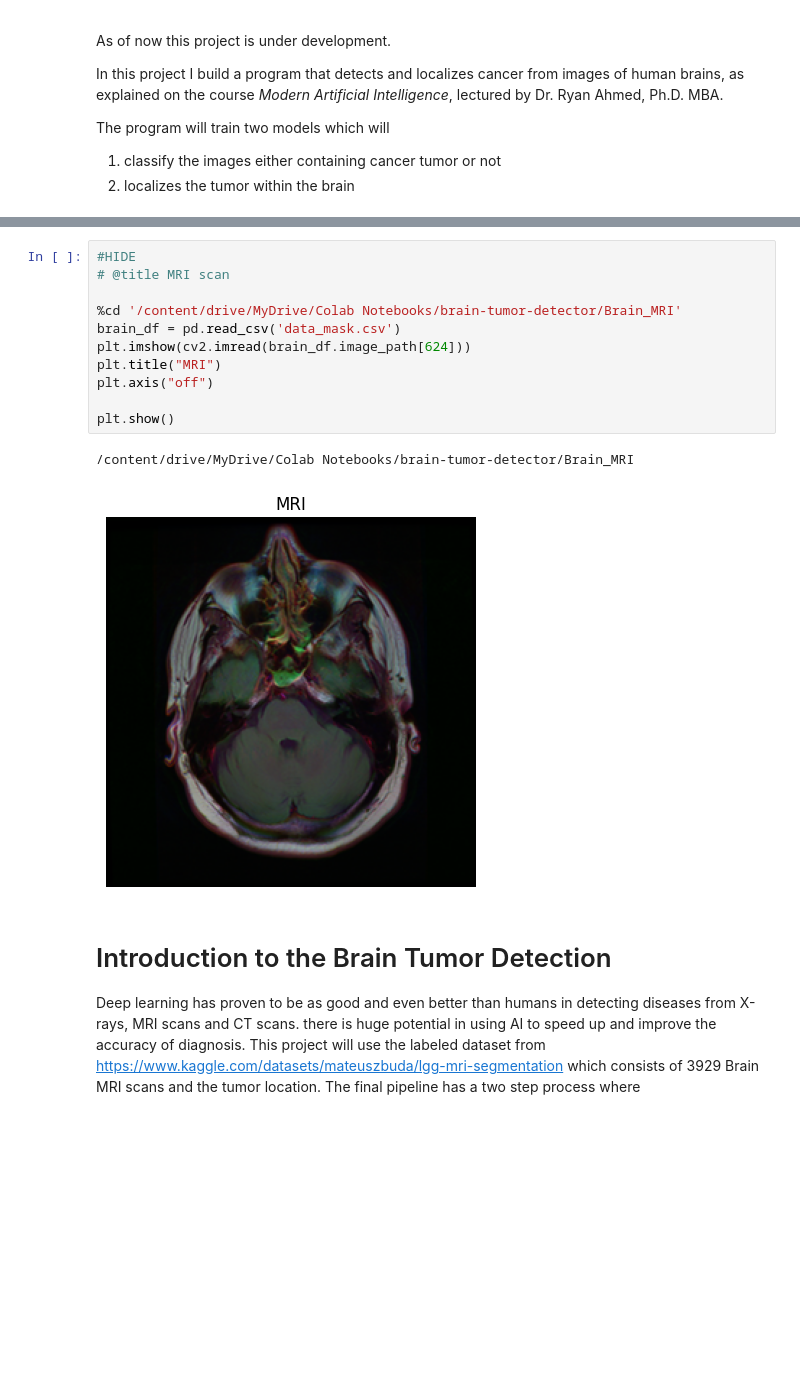
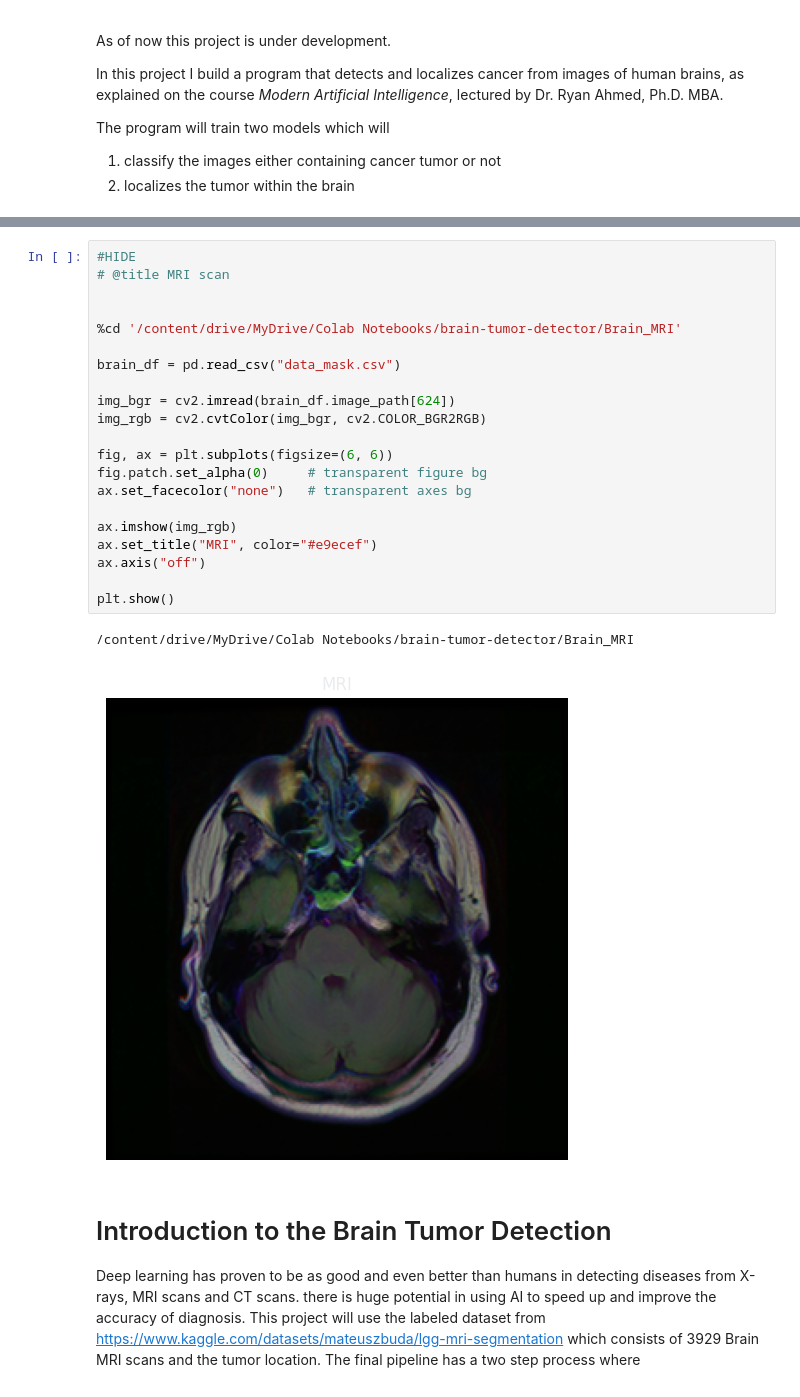
Before and after one commit to KaisuH/brain-tumor-detector, a Jupyter notebook: master.ipynb, the cells around one changed output, grey strips where cells are left out. Cells and saved outputs as stored; diff of their text form; blank space fills up the shorter version.

```diff
--- a/master.ipynb
+++ b/master.ipynb
@@ -112,17 +76,27 @@ plt.show()
 # %%
 #HIDE
 # @title MRI scan
 
+
 %cd '/content/drive/MyDrive/Colab Notebooks/brain-tumor-detector/Brain_MRI'
-brain_df = pd.read_csv('data_mask.csv')
-plt.imshow(cv2.imread(brain_df.image_path[624]))
-plt.title("MRI")
-plt.axis("off")
+
+brain_df = pd.read_csv("data_mask.csv")
+
+img_bgr = cv2.imread(brain_df.image_path[624])
+img_rgb = cv2.cvtColor(img_bgr, cv2.COLOR_BGR2RGB)
+
+fig, ax = plt.subplots(figsize=(6, 6))
+fig.patch.set_alpha(0)     # transparent figure bg
+ax.set_facecolor("none")   # transparent axes bg
+
+ax.imshow(img_rgb)
+ax.set_title("MRI", color="#e9ecef")
+ax.axis("off")
 
 plt.show()
 # %% [output]
 /content/drive/MyDrive/Colab Notebooks/brain-tumor-detector/Brain_MRI
-[figure, old version]
+[figure, new version]
 # %% [markdown]
 # Introduction to the Brain Tumor Detection
 
```
Also changed, not shown: parts of 23 cells of this notebook, 4 other files.
